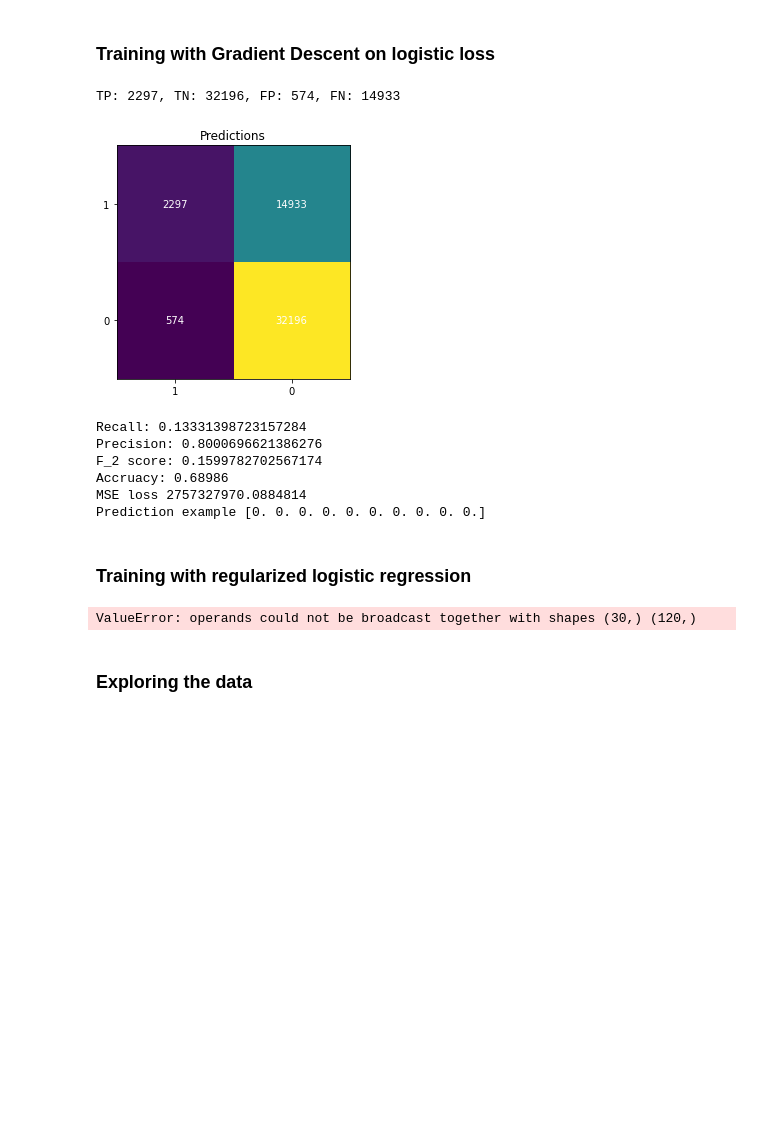
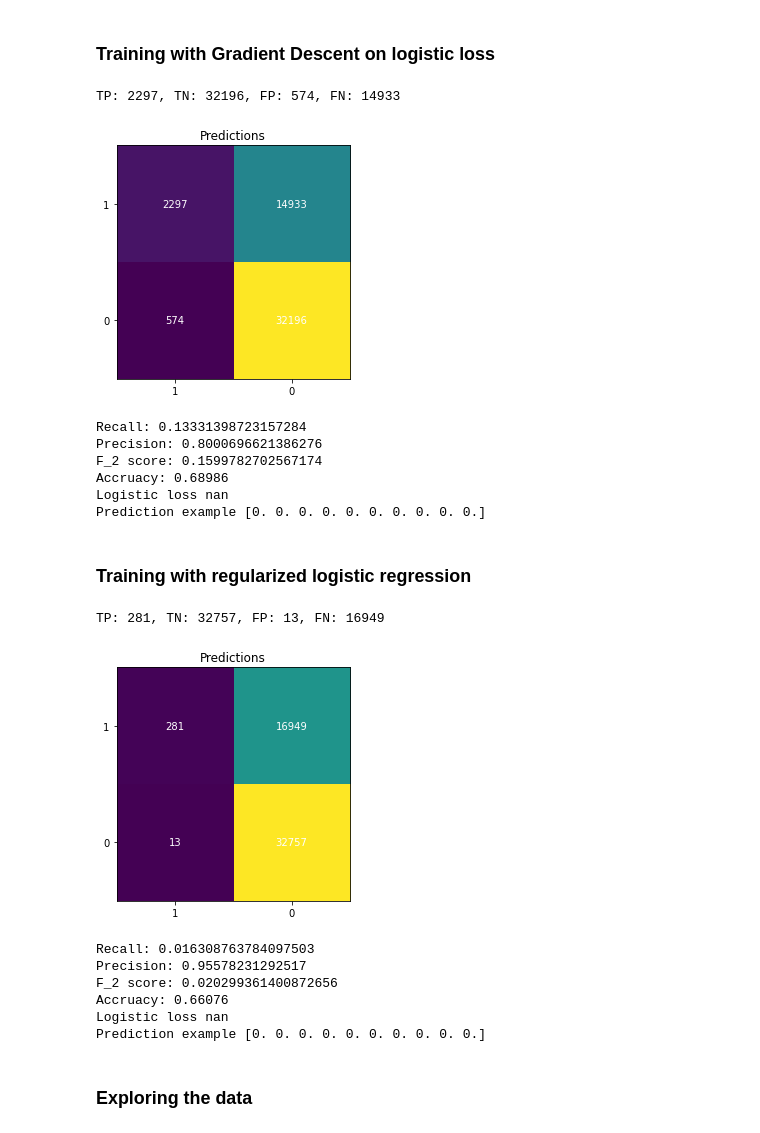
Before and after one commit to CS-433/ml-project-1-mgo, a Jupyter notebook: project1/scripts/project1.ipynb, the cells around one changed output. Cells and saved outputs as stored; diff of their text form; code cells hidden in the pictures; blank space fills up the shorter version.

```diff
--- a/project1/scripts/project1.ipynb
+++ b/project1/scripts/project1.ipynb
@@ -129,7 +186,7 @@ Prediction example [0. 0. 0. 0. 0. 0. 1. 0. 1. 0.]
 # %%
 # Training on the learning dataset
 
-train_loss, weights = logistic_regression(y_train, tX_train, initial_w=[0] * tX_train.shape[1], max_iters=1000, gamma=0.1)
+train_loss, weights = logistic_regression(y_train, tX_train, initial_w=np.zeros(tX_train.shape[1]), max_iters=1000, gamma=0.1)
 # Estimating the predictions on the validation set
 pred_val = predict_labels(weights, tX_val)
 # Confusion matrix
@@ -138,10 +195,9 @@ vis_conf_mtx(conf_matrix(tp, tn, fp, fn))
 # Recall, Precision, F2-Score, Accruacy
 f_score(recall(tp, fn), precision(tp, fp))
 accruacy(tp, tn, fp, fn)
-# Computing the mse resulting from the validation set
-### odd: just predicted now again
-mse_test = compute_loss_mse(y_val, tX_val, weights)
-print("MSE loss", mse_test)
+# Computing the logistic loss resulting from the validation set
+loss_test = calculate_loss(y_val, tX_val, weights)
+print("Logistic loss", loss_test)
 print("Prediction example", pred_val[:10])
 # %% [output]
 TP: 2297, TN: 32196, FP: 574, FN: 14933
@@ -150,26 +206,32 @@ Recall: 0.13331398723157284
 Precision: 0.8000696621386276
 F_2 score: 0.1599782702567174
 Accruacy: 0.68986
-MSE loss 2757327970.0884814
+Logistic loss nan
 Prediction example [0. 0. 0. 0. 0. 0. 0. 0. 0. 0.]
 # %% [markdown]
 ### Training with regularized logistic regression
 # %%
 # Training on the learning dataset
 
-train_loss, weights = reg_logistic_regression(y_train, tX_train, initial_w=[0] * tX_train.shape[1], max_iters=1000, gamma=0.1, lambda_=2)
+train_loss, weights = reg_logistic_regression(y_train, tX_train, lambda_=0.5, initial_w=np.zeros(tX_train.shape[1]), max_iters=1000, gamma=0.1)
 # Estimating the predictions on the validation set
 pred_val = predict_labels(weights, tX_val)
 # Confusion matrix
 tp, tn, fp, fn = calc_rates(y_val, pred_val)
 vis_conf_mtx(conf_matrix(tp, tn, fp, fn))
 # Recall, Precision, F2-Score, Accruacy
 f_score(recall(tp, fn), precision(tp, fp))
 accruacy(tp, tn, fp, fn)
-# Computing the mse resulting from the validation set
-### odd: just predicted now again
-mse_test = compute_loss_mse(y_val, tX_val, weights)
-print("MSE loss", mse_test)
+# Computing the logistic loss resulting from the validation set
+loss_test = calculate_loss(y_val, tX_val, weights)
+print("Logistic loss", loss_test)
 print("Prediction example", pred_val[:10])
 # %% [output]
-ValueError: operands could not be broadcast together with shapes (30,) (120,)
+TP: 281, TN: 32757, FP: 13, FN: 16949
+[figure, added]
+Recall: 0.016308763784097503
+Precision: 0.95578231292517
+F_2 score: 0.020299361400872656
+Accruacy: 0.66076
+Logistic loss nan
+Prediction example [0. 0. 0. 0. 0. 0. 0. 0. 0. 0.]
```
Also changed, not shown: parts of 8 cells of this notebook, 2 other files.
